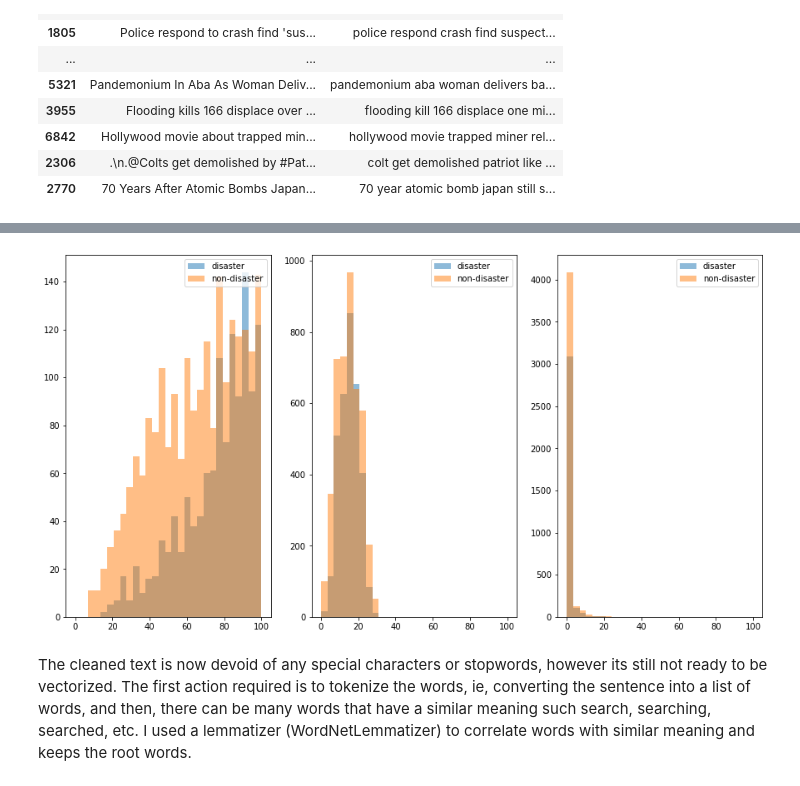
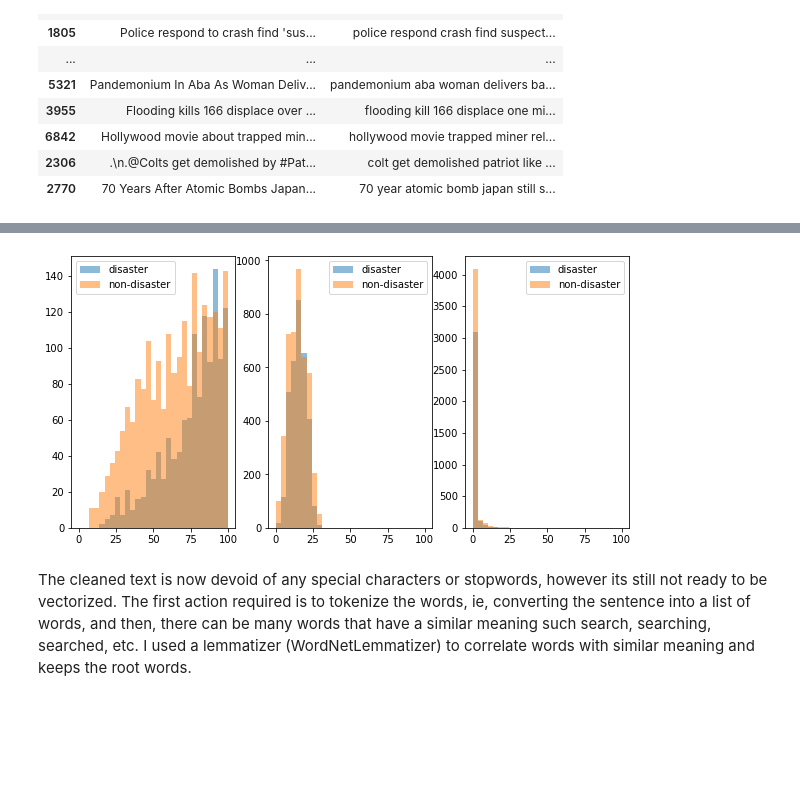
Before and after one commit to yepterence/Project-Cymopolea, a Jupyter notebook: text-processing.ipynb, the cells around one changed output, grey strips where cells are left out. Saved outputs shown, nothing was run; the diff lists cells and outputs as text; code cells hidden in the pictures; blank space fills up the shorter version.

```diff
--- a/text-processing.ipynb
+++ b/text-processing.ipynb
@@ -169,0 +184,8 @@ X_train[50:70]
+# %%
+raw_['cleaned_text'] = cleaner(raw_['text'])
+disaster_words = ' '.join(word for word in raw_['cleaned_text'][raw_['target']==1])
+wordcloud = WordCloud(width=850, height=500, max_font_size=110).generate(disaster_words)
+plt.figure(figsize=(10,7))
+plt.imshow(wordcloud, interpolation='bilinear')
+plt.axis('off')
+plt.show()
@@ -170,32 +194,32 @@ X_train[50:70]
 # %%
 # Length of text
 raw_['doc_len'] = raw_['text'].apply(len)
 raw_['word_count'] = raw_['text'].apply(lambda x: len(x.split()))
 # Number of caps per tweet
 raw_['CAPS_len'] = raw_['text'].apply(lambda x:
                                    len([word for word in x.split() if word.isupper()])
                                   )
 
 bins = np.linspace(0, 100, 30)
 features_ = raw_.columns
 targets_ = y_train.unique()
-
-fig, ax = plt.subplots(1,3, figsize=(15,8))
+# create subplots, figsize to control size of the image
+fig, ax = plt.subplots(1,3, figsize=(10,5))
 # plt.subplot(1,3,1) # 1 line, 2 rows, index nr 1 (first position in the subplot)
 ax[0].hist(raw_[raw_['target']==1]['doc_len'], bins, alpha=0.5, label='disaster')
 ax[0].hist(raw_[raw_['target']==0]['doc_len'], bins, alpha=0.5, label='non-disaster')
-ax[0].legend(loc='upper right')
+ax[0].legend(loc='best')
 # plt.subplot(1, 3, 2)
 ax[1].hist(raw_[raw_['target']==1]['word_count'], bins, alpha=0.5, label='disaster')
 ax[1].hist(raw_[raw_['target']==0]['word_count'], bins, alpha=0.5, label='non-disaster')
-ax[1].legend(loc='upper right')
+ax[1].legend(loc='best')
 # plt.subplot(1,3,3)
 ax[2].hist(raw_[raw_['target']==1]['CAPS_len'], bins, alpha=0.5, label='disaster')
 ax[2].hist(raw_[raw_['target']==0]['CAPS_len'], bins, alpha=0.5, label='non-disaster')
-ax[2].legend(loc='upper right')
+ax[2].legend(loc='best')
 plt.show()
 # %% [output]
-[figure, old version]
+[figure, new version]
 # %% [markdown]
 The cleaned text is now devoid of any special characters or stopwords, however its still not ready to be vectorized. The first action required is to tokenize the words, ie, converting the sentence into a list of words, and then, there can be many words that have a similar meaning such search, searching, searched, etc. I used a lemmatizer (WordNetLemmatizer) to correlate words with similar meaning and keeps the root words.
 # %%
```
Also changed, not shown: parts of 17 cells of this notebook.
